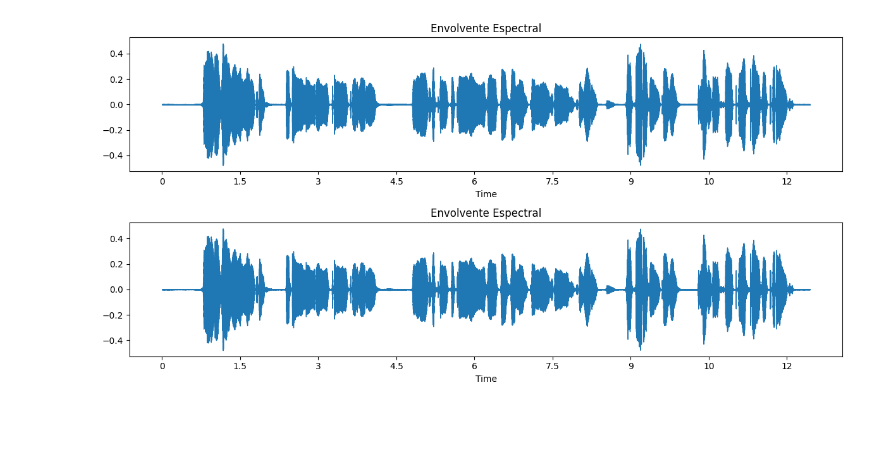
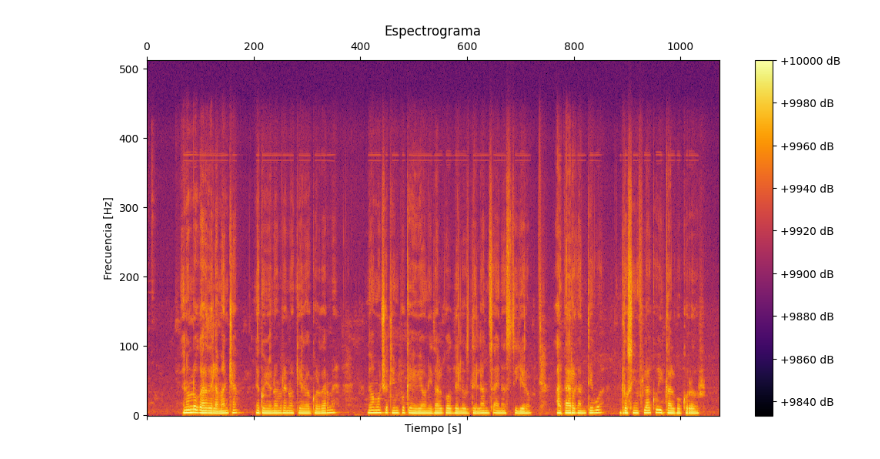
Before and after one commit to 4phr0d1t3/Escuela-Superior-de-Computo, a Jupyter notebook: Voice-Recognition/p1/p1.ipynb, the cells around one changed output. Cells and saved outputs as stored; diff of their text form; code cells hidden in the pictures; blank space fills up the shorter version.

```diff
--- a/Voice-Recognition/p1/p1.ipynb
+++ b/Voice-Recognition/p1/p1.ipynb
@@ -40,12 +39,0 @@ plt.show()
-# %%
-spectrogram = librosa.feature.melspectrogram(y=signal, sr=sample_rate)
-spectral_envelope = librosa.amplitude_to_db(spectrogram, ref=np.max)
-
-plt.figure(figsize=(12, 6))
-
-librosa.display.specshow(spectral_envelope, x_axis='time', y_axis='log')
-plt.colorbar(format='%+2.0f dB')
-plt.title('Envolvente Espectral')
-
-plt.tight_layout()
-plt.show()
@@ -54,17 +40,37 @@ plt.show()
-# %%
-spectral_envelope = librosa.effects.preemphasis(signal)
-
-plt.figure(figsize=(12, 6))
-plt.subplot(2, 1, 1)
-librosa.display.waveshow(signal - spectral_envelope, sr=sample_rate)
-plt.title('Envolvente Espectral')
-
-plt.subplot(2, 1, 2)
-# librosa.display.waveshow(spectral_envelope, sr=sampling_rate)
-librosa.display.waveshow(signal - spectral_envelope, sr=sample_rate)
-plt.title('Envolvente Espectral')
-
-plt.tight_layout()
-plt.show()
-# %% [output]
-[figure, removed]
+# %%
+import librosa
+import numpy as np
+from scipy.io import wavfile
+import matplotlib.pyplot as plt
+
+def calculate_spectrogram(audio_signal, max_amplitude=None):
+    n_fft = 1024
+    hop_length = 512
+    S = np.abs(librosa.stft(audio_signal, n_fft=n_fft, hop_length=hop_length))
+    S = S + 1e-10
+    spectrogram = 20 * np.log10(S)
+    if max_amplitude is not None:
+        spectrogram = spectrogram - np.max(spectrogram)
+        spectrogram = spectrogram + max_amplitude
+
+    return spectrogram
+
+fs, audio = wavfile.read('record.wav')
+audio_mono = np.mean(audio, axis=1)
+
+spectrogram = calculate_spectrogram(audio_mono, max_amplitude=10000)
+
+fig, ax = plt.subplots(figsize=(12, 6))
+
+fig.patch.set_facecolor('white')
+
+cax = ax.matshow(spectrogram, cmap='inferno', aspect='auto', origin='lower')
+fig.colorbar(cax, format='%+2.0f dB')
+
+ax.set_title('Espectrograma')
+ax.set_xlabel('Tiempo [s]')
+ax.set_ylabel('Frecuencia [Hz]')
+
+plt.show()
+# %% [output]
+[figure, added]
```
Also changed, not shown: parts of 2 cells of this notebook.
